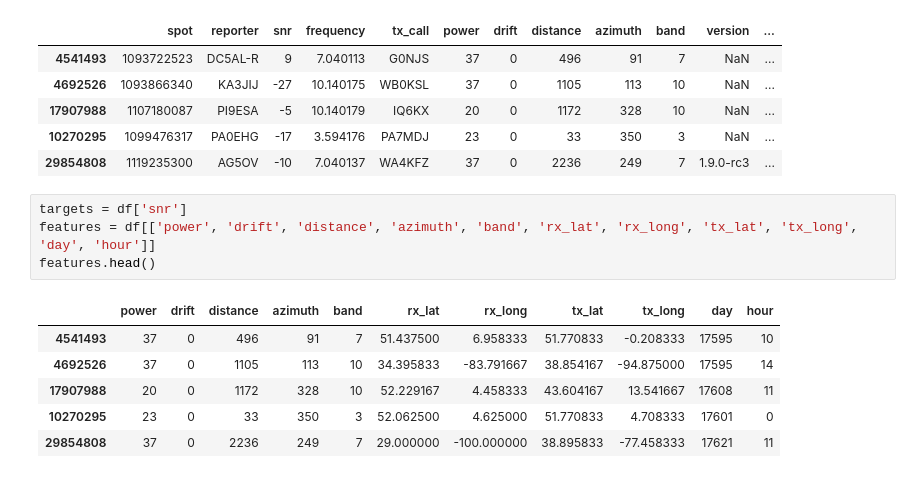
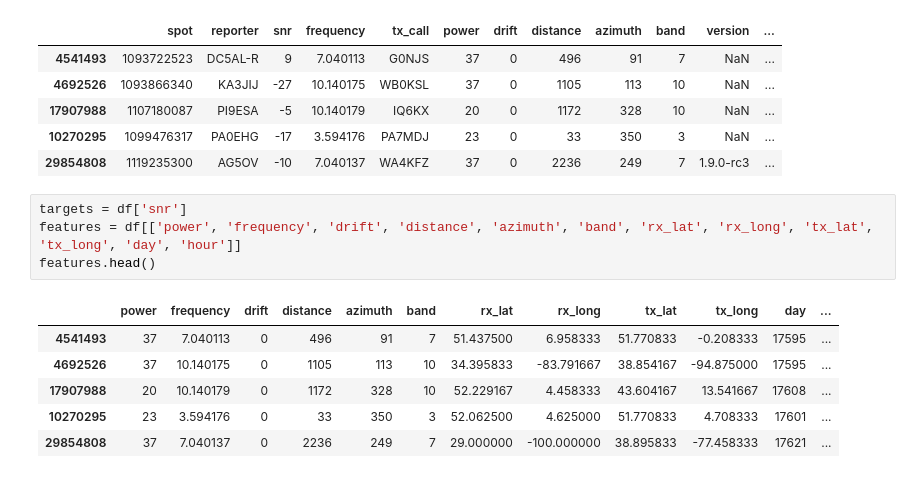
Before and after one commit to manojkur/radio-SNR-predictor, a Jupyter notebook: KNN_Testing.ipynb, the cells around one changed output. Saved outputs shown, nothing was run; the diff lists cells and outputs as text.

```diff
--- a/KNN_Testing.ipynb
+++ b/KNN_Testing.ipynb
@@ -28,15 +28,15 @@ df.head()
 | 29854808 | 1119235300 | AG5OV | -10 | 7.040137 | WA4KFZ | 37 | 0 | 2236 | 249 | 7 | 1.9.0-rc3 | ... |
 # %%
 targets = df['snr']
-features = df[['power', 'drift', 'distance', 'azimuth', 'band', 'rx_lat', 'rx_long', 'tx_lat', 'tx_long', 'day', 'hour']]
+features = df[['power', 'frequency', 'drift', 'distance', 'azimuth', 'band', 'rx_lat', 'rx_long', 'tx_lat', 'tx_long', 'day', 'hour']]
 features.head()
 # %% [output]
-|  | power | drift | distance | azimuth | band | rx_lat | rx_long | tx_lat | tx_long | day | hour |
-| 4541493 | 37 | 0 | 496 | 91 | 7 | 51.437500 | 6.958333 | 51.770833 | -0.208333 | 17595 | 10 |
-| 4692526 | 37 | 0 | 1105 | 113 | 10 | 34.395833 | -83.791667 | 38.854167 | -94.875000 | 17595 | 14 |
-| 17907988 | 20 | 0 | 1172 | 328 | 10 | 52.229167 | 4.458333 | 43.604167 | 13.541667 | 17608 | 11 |
-| 10270295 | 23 | 0 | 33 | 350 | 3 | 52.062500 | 4.625000 | 51.770833 | 4.708333 | 17601 | 0 |
-| 29854808 | 37 | 0 | 2236 | 249 | 7 | 29.000000 | -100.000000 | 38.895833 | -77.458333 | 17621 | 11 |
+|  | power | frequency | drift | distance | azimuth | band | rx_lat | rx_long | tx_lat | tx_long | day | ... |
+| 4541493 | 37 | 7.040113 | 0 | 496 | 91 | 7 | 51.437500 | 6.958333 | 51.770833 | -0.208333 | 17595 | ... |
+| 4692526 | 37 | 10.140175 | 0 | 1105 | 113 | 10 | 34.395833 | -83.791667 | 38.854167 | -94.875000 | 17595 | ... |
+| 17907988 | 20 | 10.140179 | 0 | 1172 | 328 | 10 | 52.229167 | 4.458333 | 43.604167 | 13.541667 | 17608 | ... |
+| 10270295 | 23 | 3.594176 | 0 | 33 | 350 | 3 | 52.062500 | 4.625000 | 51.770833 | 4.708333 | 17601 | ... |
+| 29854808 | 37 | 7.040137 | 0 | 2236 | 249 | 7 | 29.000000 | -100.000000 | 38.895833 | -77.458333 | 17621 | ... |
 # %%
 features.loc[:,:] = scale(features)
 features.describe()
```
Also changed, not shown: parts of 8 cells of this notebook, 1 other file.
